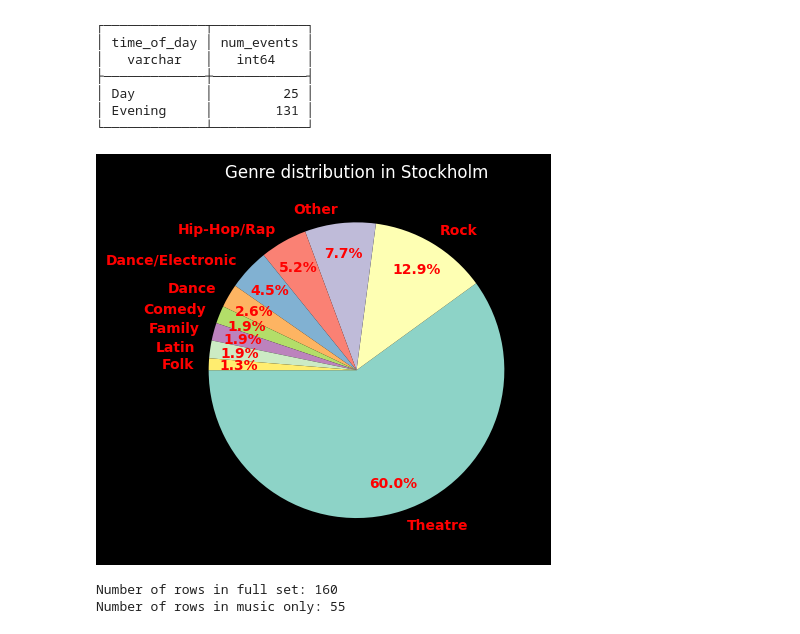
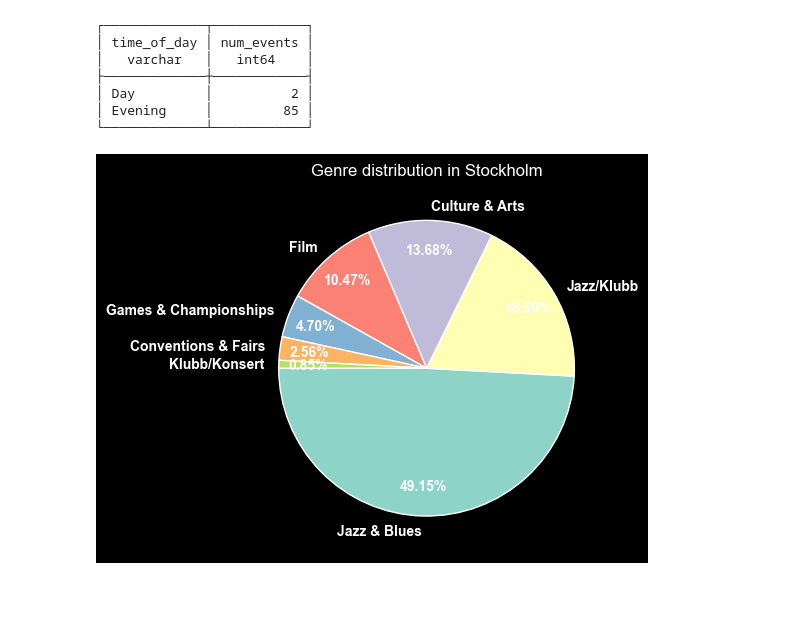
Before and after one commit to LisaYllander92/Visualization_project, a Jupyter notebook: eda/eda_rickard.ipynb, the cells around one changed output. Cells and saved outputs as stored; diff of their text form; code cells hidden in the pictures; blank space fills up the shorter version.

Commit message:
add: EDA and data storytelling graphs for events_combined

```diff
--- a/eda/eda_rickard.ipynb
+++ b/eda/eda_rickard.ipynb
@@ -2,7 +2,7 @@
 import pandas as pd
 
 # import data from csv-file
-df = pd.read_csv("../data/output/clean.csv")
+df = pd.read_csv("../data/output/events_combined.csv")
 
 df
 # %% [output]
@@ -217,20 +189,20 @@ GROUP BY time_of_day
 │ time_of_day │ num_events │
 │   varchar   │   int64    │
 ├─────────────┼────────────┤
-│ Day         │         25 │
-│ Evening     │        131 │
+│ Day         │          2 │
+│ Evening     │         85 │
 └─────────────┴────────────┘
 # %%
-# Styled pie chart showing top 10 genre distribution
+# Pie chart showing top 10 genre distribution
 df['genre'].value_counts().head(10).plot(
     kind='pie',
-    autopct='%1.1f%%',
+    autopct='%2.2f%%',
     startangle=180,
     pctdistance=0.80,
-    textprops={'color':"red", 'weight':'bold', 'fontsize':10}
+    textprops={'color': 'white', 'weight': 'bold', 'fontsize': 10}
 )
 
 plt.title('Genre distribution in Stockholm', color='white')
 plt.ylabel('')
 # %% [output]
-[figure, old version]
+[figure, new version]
@@ -247,7 +208,0 @@ df_music = duckdb.query(music_query).to_df()
-# %%
-# Compare the size of the full dataset vs the music subset
-print(f"Number of rows in full set: {len(df)}")
-print(f"Number of rows in music only: {len(df_music)}")
-# %% [output]
-Number of rows in full set: 160
-Number of rows in music only: 55
```
Also changed, not shown: parts of 16 cells of this notebook, 2 other files.
